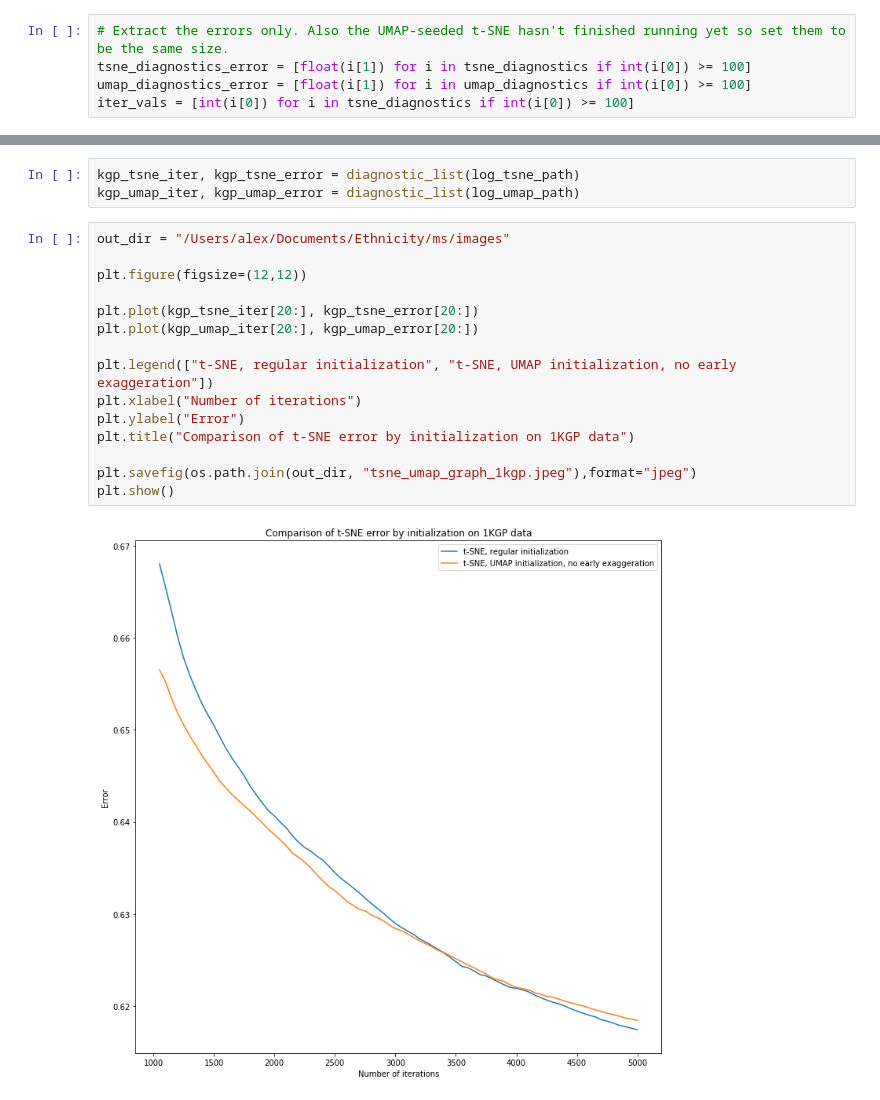
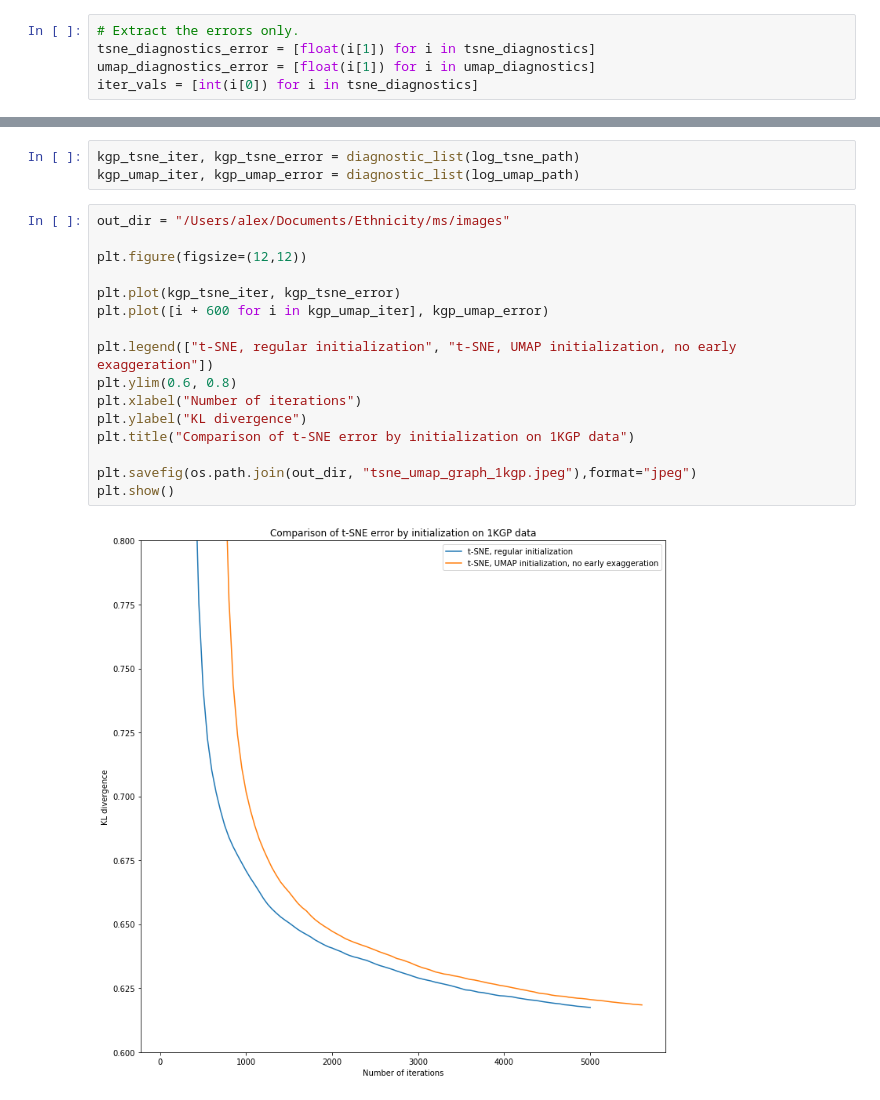
Before and after one commit to diazale/gt-dimred, a Jupyter notebook: sandbox_tsne_umap_seed.ipynb, the cells around one changed output, grey strips where cells are left out. Saved outputs shown, nothing was run; the diff lists cells and outputs as text.

```diff
--- a/sandbox_tsne_umap_seed.ipynb
+++ b/sandbox_tsne_umap_seed.ipynb
@@ -41,10 +41,10 @@ for l in log_umap_contents:
                             l.split("gradient norm = ")[1].split(" (")[0],
                             l.split("iterations in ")[1].split("s)\n")[0]])
 # %%
-# Extract the errors only. Also the UMAP-seeded t-SNE hasn't finished running yet so set them to be the same size.
-tsne_diagnostics_error = [float(i[1]) for i in tsne_diagnostics if int(i[0]) >= 100]
-umap_diagnostics_error = [float(i[1]) for i in umap_diagnostics if int(i[0]) >= 100]
-iter_vals = [int(i[0]) for i in tsne_diagnostics if int(i[0]) >= 100]
+# Extract the errors only.
+tsne_diagnostics_error = [float(i[1]) for i in tsne_diagnostics]
+umap_diagnostics_error = [float(i[1]) for i in umap_diagnostics]
+iter_vals = [int(i[0]) for i in tsne_diagnostics]
 # %%
 out_dir = "/Users/alex/Documents/Ethnicity/ms/images"
 
@@ -117,17 +125,18 @@ kgp_umap_iter, kgp_umap_error = diagnostic_list(log_umap_path)
 # %%
 out_dir = "/Users/alex/Documents/Ethnicity/ms/images"
 
 plt.figure(figsize=(12,12))
 
-plt.plot(kgp_tsne_iter[20:], kgp_tsne_error[20:])
-plt.plot(kgp_umap_iter[20:], kgp_umap_error[20:])
+plt.plot(kgp_tsne_iter, kgp_tsne_error)
+plt.plot([i + 600 for i in kgp_umap_iter], kgp_umap_error)
 
 plt.legend(["t-SNE, regular initialization", "t-SNE, UMAP initialization, no early exaggeration"])
+plt.ylim(0.6, 0.8)
 plt.xlabel("Number of iterations")
-plt.ylabel("Error")
+plt.ylabel("KL divergence")
 plt.title("Comparison of t-SNE error by initialization on 1KGP data")
 
 plt.savefig(os.path.join(out_dir, "tsne_umap_graph_1kgp.jpeg"),format="jpeg")
 plt.show()
 # %% [output]
-[figure, old version]
+[figure, new version]
```
Also changed, not shown: parts of 3 cells of this notebook, 5 other files.
